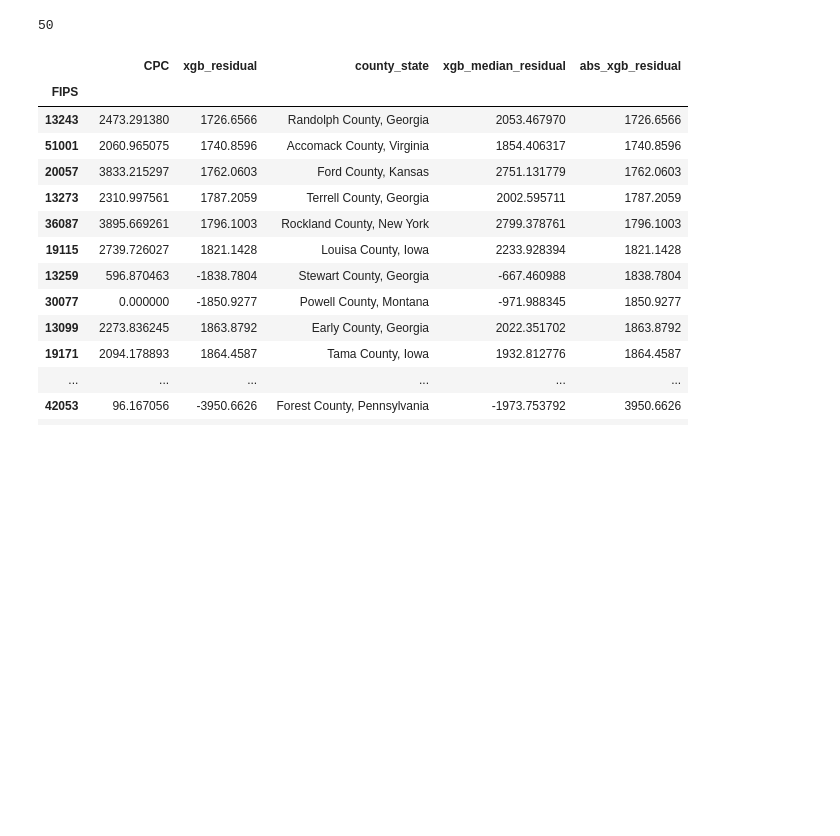
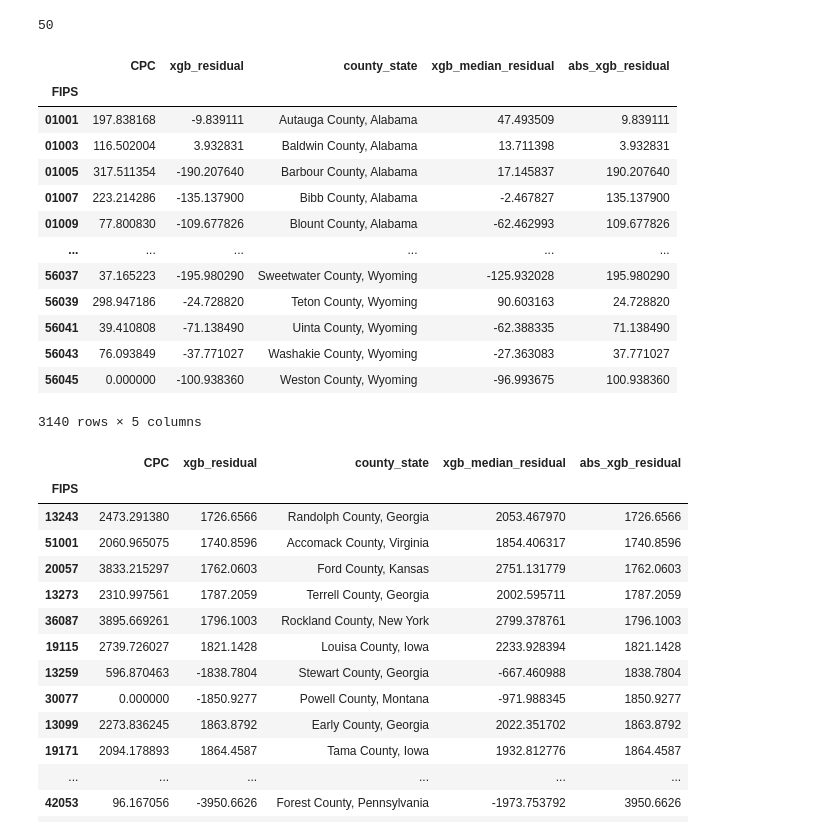
Before and after one commit to jessebmurray/COVID-19, a Jupyter notebook: Formatting.ipynb, the cells around one changed output. Saved outputs shown, nothing was run; the diff lists cells and outputs as text; code cells hidden in the pictures; blank space fills up the shorter version.

```diff
--- a/Formatting.ipynb
+++ b/Formatting.ipynb
@@ -286,6 +289,23 @@ df = df.loc[df.STNAME != 'District of Columbia']
 len(df.STNAME.unique())
 # %% [output]
 50
+# %%
+df
+# %% [output]
+|  | CPC | xgb_residual | county_state | xgb_median_residual | abs_xgb_residual |
+| FIPS |  |  |  |  |  |
+| 01001 | 197.838168 | -9.839111 | Autauga County, Alabama | 47.493509 | 9.839111 |
+| 01003 | 116.502004 | 3.932831 | Baldwin County, Alabama | 13.711398 | 3.932831 |
+| 01005 | 317.511354 | -190.207640 | Barbour County, Alabama | 17.145837 | 190.207640 |
+| 01007 | 223.214286 | -135.137900 | Bibb County, Alabama | -2.467827 | 135.137900 |
+| 01009 | 77.800830 | -109.677826 | Blount County, Alabama | -62.462993 | 109.677826 |
+| ... | ... | ... | ... | ... | ... |
+| 56037 | 37.165223 | -195.980290 | Sweetwater County, Wyoming | -125.932028 | 195.980290 |
+| 56039 | 298.947186 | -24.728820 | Teton County, Wyoming | 90.603163 | 24.728820 |
+| 56041 | 39.410808 | -71.138490 | Uinta County, Wyoming | -62.388335 | 71.138490 |
+| 56043 | 76.093849 | -37.771027 | Washakie County, Wyoming | -27.363083 | 37.771027 |
+| 56045 | 0.000000 | -100.938360 | Weston County, Wyoming | -96.993675 | 100.938360 |
+3140 rows × 5 columns
 # %%
 df.to_csv('public_data/modeling_data.csv')
 # %%
```
Also changed, not shown: parts of 4 cells of this notebook, 3 other files.
